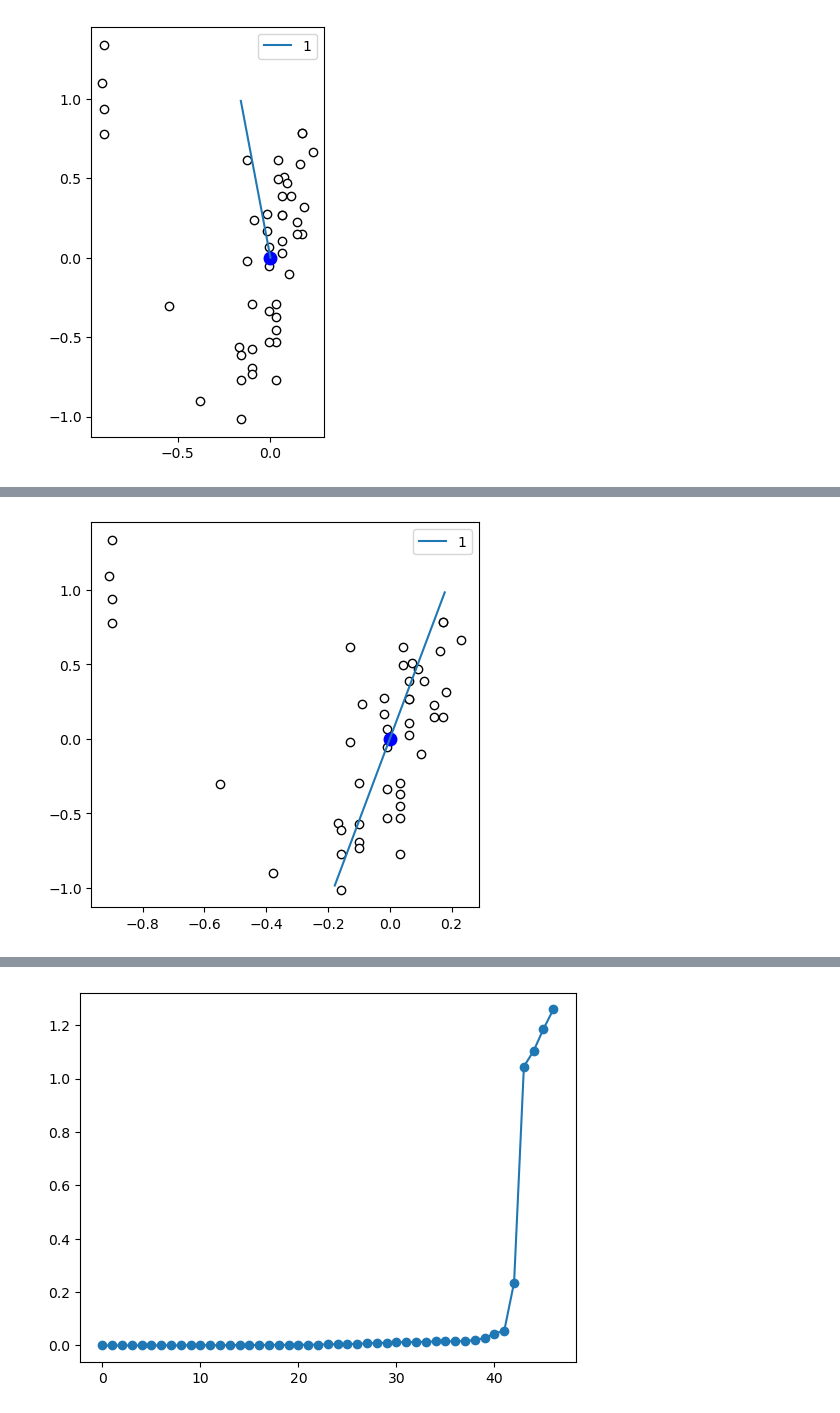
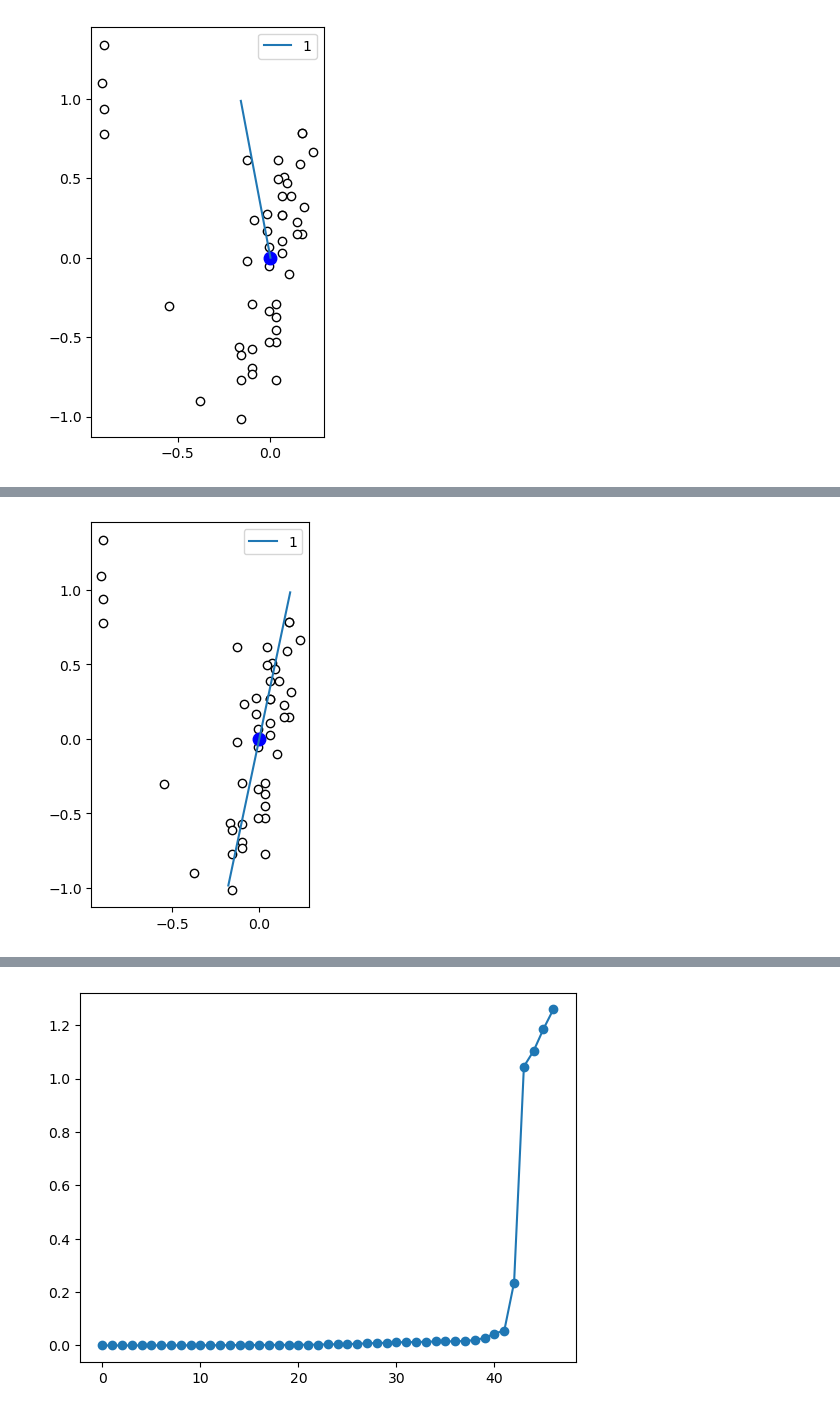
Before and after one commit to intellimath/mlgrad, a Jupyter notebook: examples/robust_pca_starsCYG.ipynb, the cells around one changed output, grey strips where cells are left out. Saved outputs shown, nothing was run; the diff lists cells and outputs as text; code cells hidden in the pictures.

```diff
--- a/examples/robust_pca_starsCYG.ipynb
+++ b/examples/robust_pca_starsCYG.ipynb
@@ -106,14 +105,14 @@ print(a1)
 K: 7
 [0.17792995 0.98404316]
 # %%
-plt.figure(figsize=(5,5))
+plt.figure(figsize=(5/(16/9),5))
 plt.scatter(X2, Y2, c='w', edgecolors='k')
 plt.scatter([0], [0], s=81, c='b')
 plt.plot([-a1[0], 0, a1[0]], [-a1[1], 0, a1[1]], label='1')
 plt.legend()
 plt.show()
 # %% [output]
-[figure, old version]
+[figure, new version]
 # %%
 Z = pca.distance_line(XY2, a1)
 print(Z)
```
Also changed, not shown: parts of 6 cells of this notebook, 7 other files.
